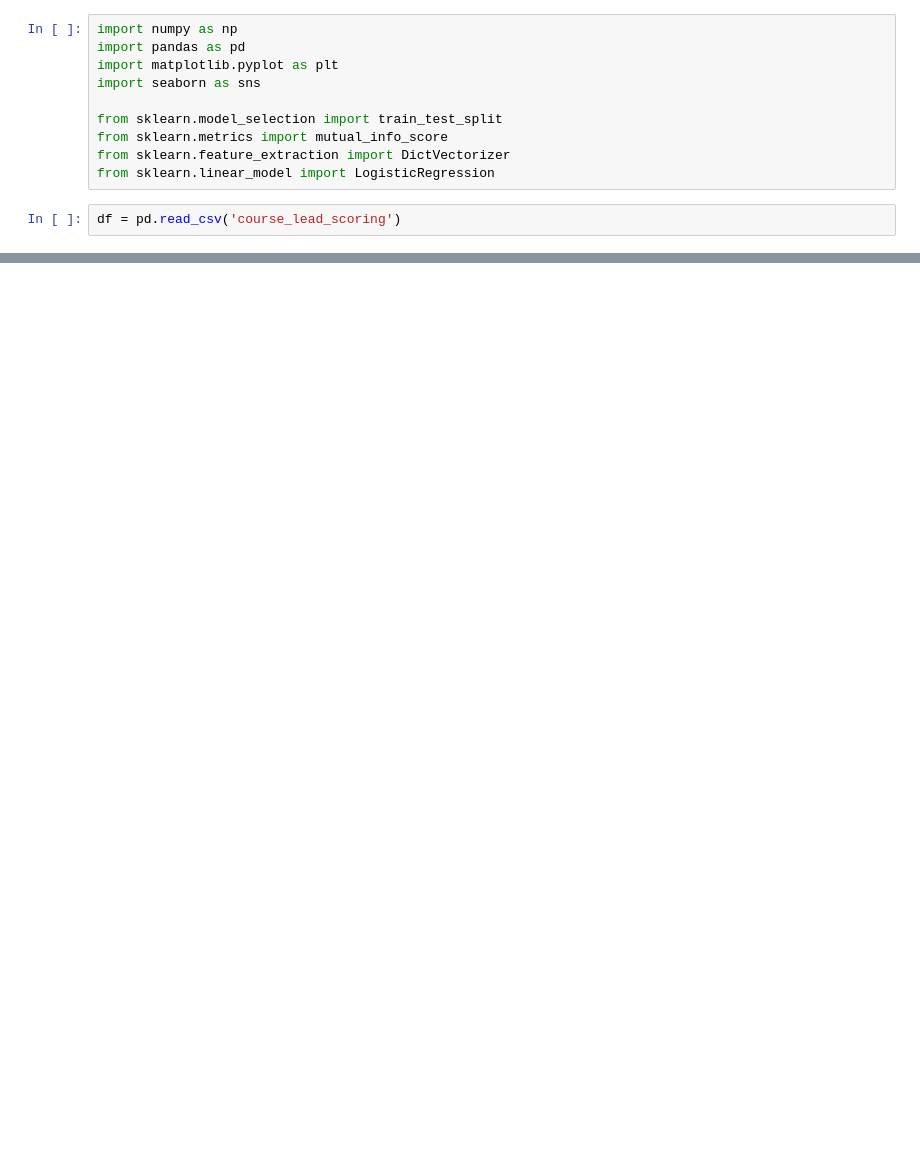
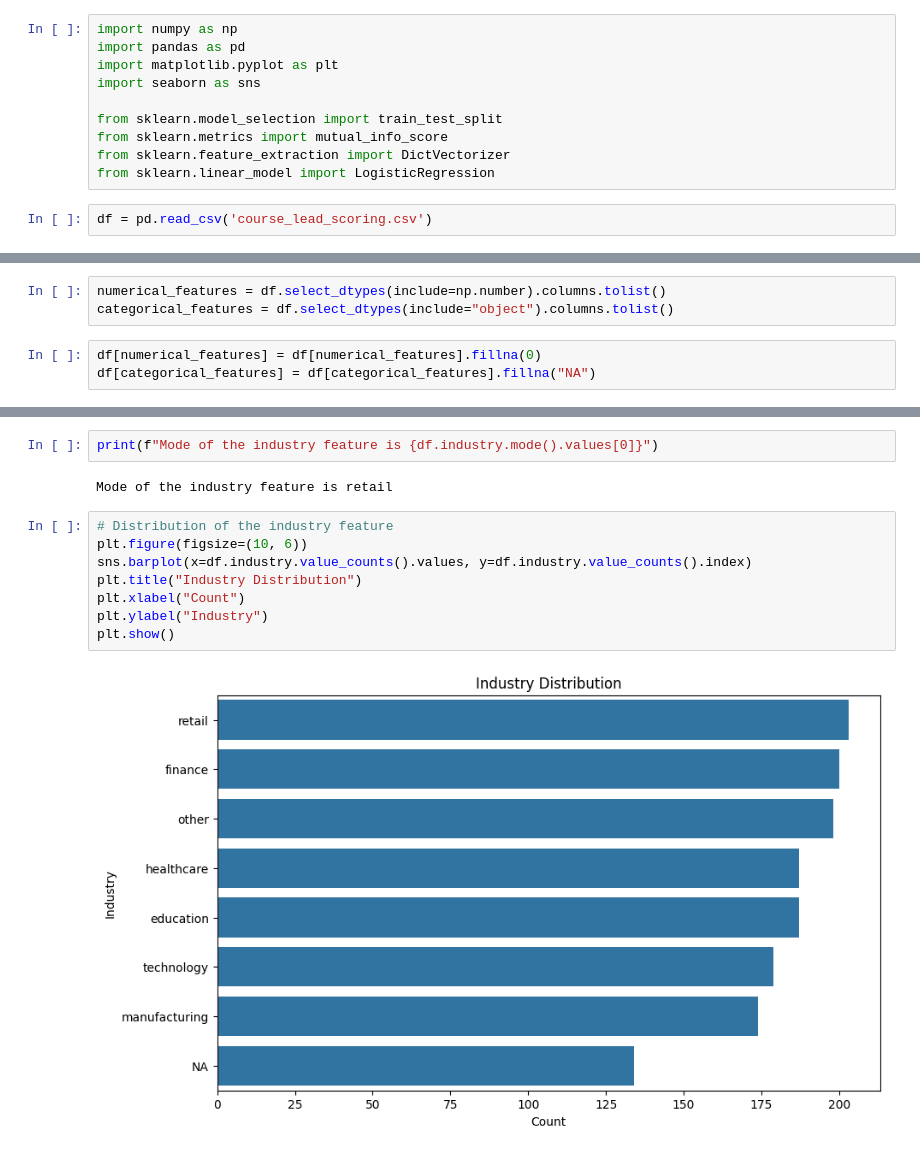
Before and after one commit to Krishnakanth834/machine-learning-zoomcamp-homework, a Jupyter notebook: 03-classification/homework.ipynb, the cells around one changed output, grey strips where cells are left out. Drawn from its saved outputs; the diff is of its cells as text; blank space fills up the shorter version.

```diff
--- a/03-classification/homework.ipynb
+++ b/03-classification/homework.ipynb
@@ -9,4 +9,4 @@ from sklearn.metrics import mutual_info_score
 from sklearn.feature_extraction import DictVectorizer
 from sklearn.linear_model import LogisticRegression
 # %%
-df = pd.read_csv('course_lead_scoring')
+df = pd.read_csv('course_lead_scoring.csv')
@@ -14,0 +35,6 @@ FileNotFoundError: [Errno 2] No such file or directory: 'course_lead_scoring'
+# %%
+numerical_features = df.select_dtypes(include=np.number).columns.tolist()
+categorical_features = df.select_dtypes(include="object").columns.tolist()
+# %%
+df[numerical_features] = df[numerical_features].fillna(0)
+df[categorical_features] = df[categorical_features].fillna("NA")
@@ -14,0 +69,14 @@ FileNotFoundError: [Errno 2] No such file or directory: 'course_lead_scoring'
+# %%
+print(f"Mode of the industry feature is {df.industry.mode().values[0]}")
+# %% [output]
+Mode of the industry feature is retail
+# %%
+# Distribution of the industry feature
+plt.figure(figsize=(10, 6))
+sns.barplot(x=df.industry.value_counts().values, y=df.industry.value_counts().index)
+plt.title("Industry Distribution")
+plt.xlabel("Count")
+plt.ylabel("Industry")
+plt.show()
+# %% [output]
+[figure, added]
```
Also changed, not shown: parts of 27 cells of this notebook.
